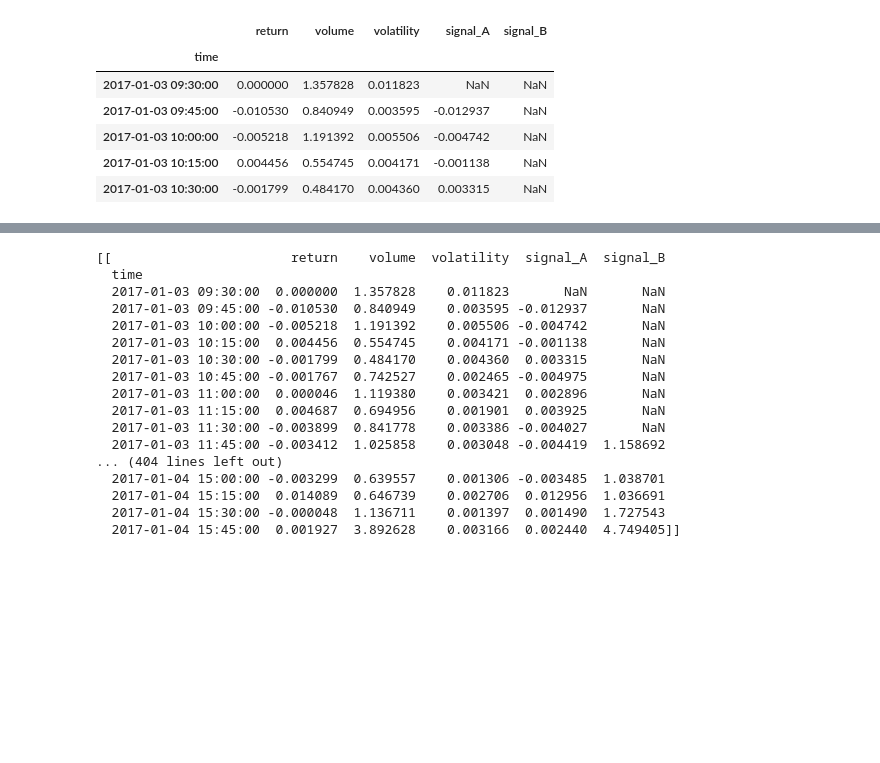
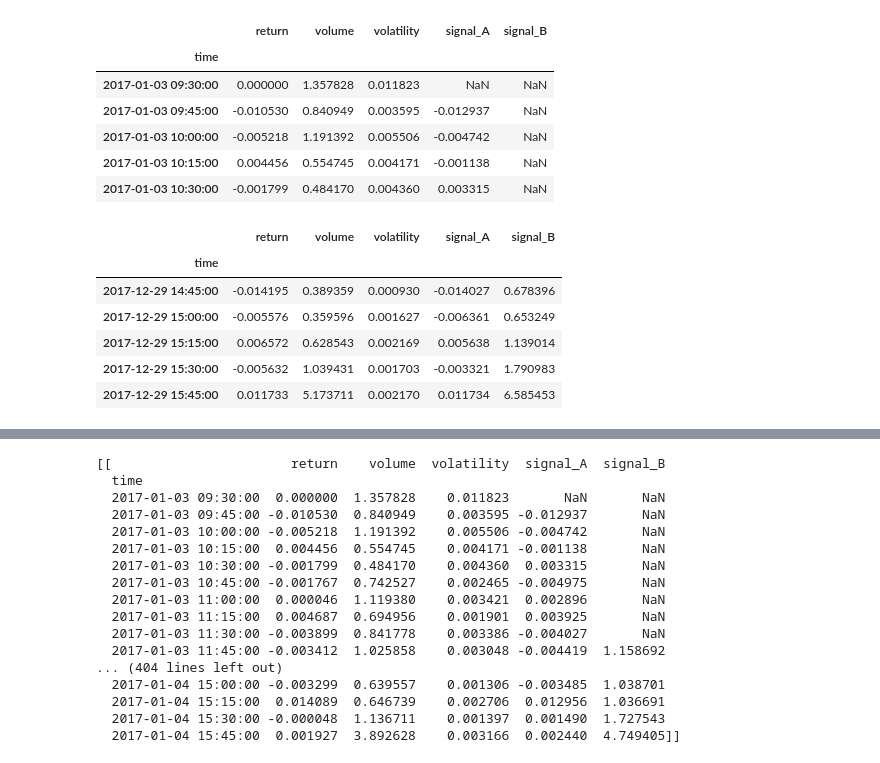
Before and after one commit to kanru-wang/stock_toy_model_for_phg, a Jupyter notebook: dev_notebook.ipynb, the cells around one changed output, grey strips where cells are left out. Cells and saved outputs as stored; diff of their text form; code cells hidden in the pictures; blank space fills up the shorter version.

```diff
--- a/dev_notebook.ipynb
+++ b/dev_notebook.ipynb
@@ -65,3 +66,13 @@ list_of_df_each_for_one_stock[0].head()
 | 2017-01-03 10:00:00 | -0.005218 | 1.191392 | 0.005506 | -0.004742 | NaN |
 | 2017-01-03 10:15:00 | 0.004456 | 0.554745 | 0.004171 | -0.001138 | NaN |
 | 2017-01-03 10:30:00 | -0.001799 | 0.484170 | 0.004360 | 0.003315 | NaN |
+# %%
+list_of_df_each_for_one_stock[0].tail()
+# %% [output]
+|  | return | volume | volatility | signal_A | signal_B |
+| time |  |  |  |  |  |
+| 2017-12-29 14:45:00 | -0.014195 | 0.389359 | 0.000930 | -0.014027 | 0.678396 |
+| 2017-12-29 15:00:00 | -0.005576 | 0.359596 | 0.001627 | -0.006361 | 0.653249 |
+| 2017-12-29 15:15:00 | 0.006572 | 0.628543 | 0.002169 | 0.005638 | 1.139014 |
+| 2017-12-29 15:30:00 | -0.005632 | 1.039431 | 0.001703 | -0.003321 | 1.790983 |
+| 2017-12-29 15:45:00 | 0.011733 | 5.173711 | 0.002170 | 0.011734 | 6.585453 |
```
Also changed, not shown: parts of 28 cells of this notebook.
